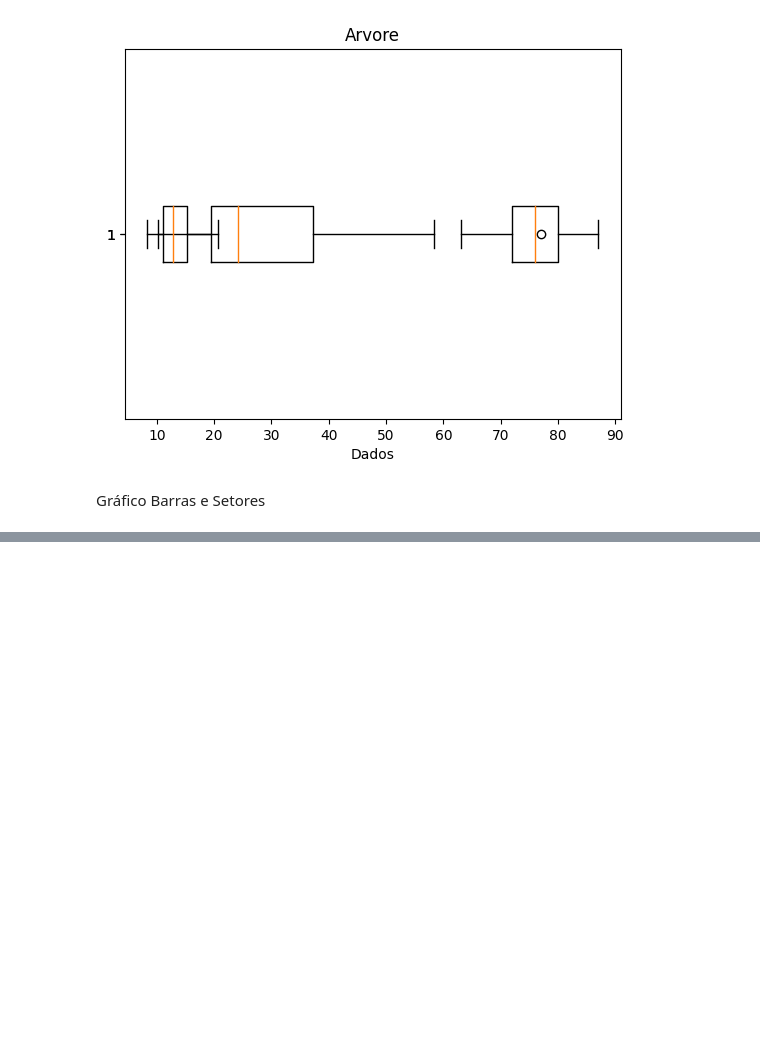
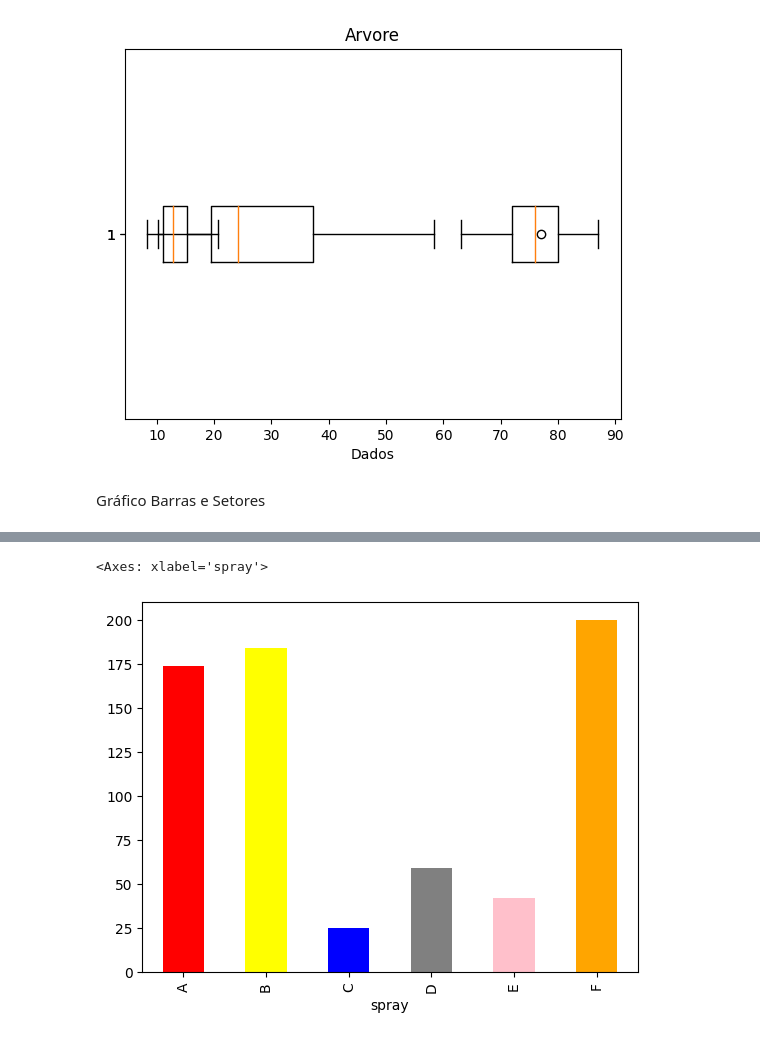
Before and after one commit to MariaNatiele/Estudando_DataScience, a Jupyter notebook: Gráficos.ipynb, the cells around one changed output, grey strips where cells are left out. Drawn from its saved outputs; the diff is of its cells as text; code cells hidden in the pictures; blank space fills up the shorter version.

```diff
--- a/Gráficos.ipynb
+++ b/Gráficos.ipynb
@@ -212,0 +246,5 @@ Gráfico Barras e Setores
+# %%
+agrupando.plot.bar(color = ['red','yellow','blue','gray','pink','orange'])
+# %% [output]
+<Axes: xlabel='spray'>
+[figure, added]
```
Also changed, not shown: parts of 48 cells of this notebook.
